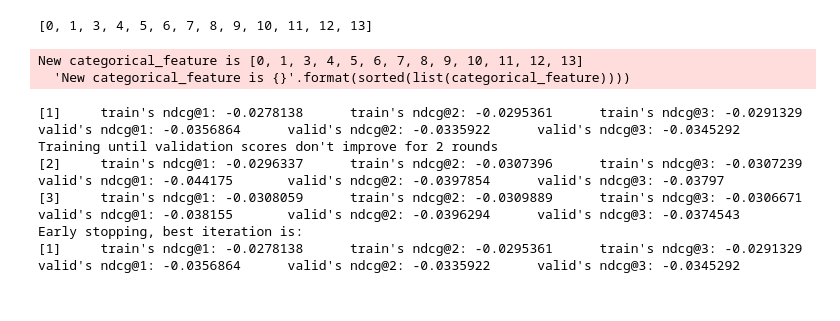
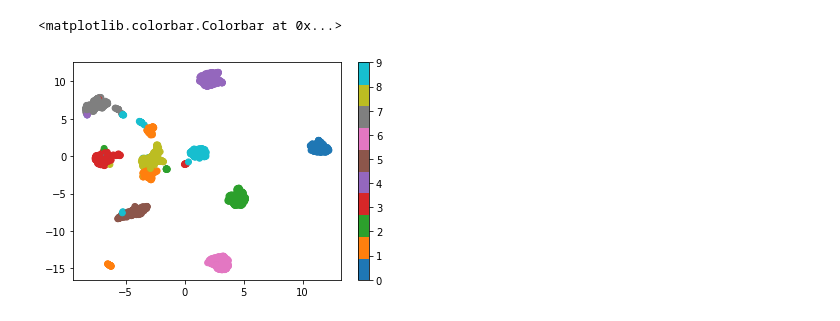
Before and after one commit to nobububi/Brandear, a Jupyter notebook: Untitled.ipynb, the cells around one changed output. Saved outputs shown, nothing was run; the diff lists cells and outputs as text; code cells hidden in the pictures.

```diff
--- a/Untitled.ipynb
+++ b/Untitled.ipynb
@@ -166,43 +0,0 @@ train_data
-# %%
-uncategorical_feature = [2, 14, 15, 16, 17]
-categorical_feature = [i for i in range(18) if not i in uncategorical_feature]
-categorical_feature
-# %% [output]
-[0, 1, 3, 4, 5, 6, 7, 8, 9, 10, 11, 12, 13]
-# %%
-lgb_train = lgb.Dataset(train_data, label = lgb_train_label, weight = train_label, group=train_group)
-lgb_vaid =  lgb.Dataset(test_data, label = lgb_test_label, weight = test_label, group=test_group)
-
-max_position = 20
-lgbm_params =  {
-    'task': 'train',
-    'boosting_type': 'gbdt',
-    'objective': 'lambdarank',
-    'metric': 'ndcg',   # for lambdarank
-    'ndcg_eval_at': [1,2,3],  # for lambdarank
-    'max_position': max_position,  # for lambdarank
-    'learning_rate': 1e-8,
-    'min_data': 1,
-    'min_data_in_bin': 1,
-}
-
-uncategorical_feature = [2, 14, 15, 16, 17]
-lgb_clf = lgb.train(
-    lgbm_params,
-    lgb_train,
-    categorical_feature= [i for i in range(18) if not i in uncategorical_feature],
-    num_boost_round=10,
-    valid_sets=[lgb_train, lgb_vaid],
-    valid_names=['train','valid'],
-    early_stopping_rounds=2,
-    verbose_eval=1
-)
-# %% [output]
-New categorical_feature is [0, 1, 3, 4, 5, 6, 7, 8, 9, 10, 11, 12, 13]
-  'New categorical_feature is {}'.format(sorted(list(categorical_feature))))
-[1]     train's ndcg@1: -0.0278138      train's ndcg@2: -0.0295361      train's ndcg@3: -0.0291329      valid's ndcg@1: -0.0356864      valid's ndcg@2: -0.0335922      valid's ndcg@3: -0.0345292
-Training until validation scores don't improve for 2 rounds
-[2]     train's ndcg@1: -0.0296337      train's ndcg@2: -0.0307396      train's ndcg@3: -0.0307239      valid's ndcg@1: -0.044175       valid's ndcg@2: -0.0397854      valid's ndcg@3: -0.03797
-[3]     train's ndcg@1: -0.0308059      train's ndcg@2: -0.0309889      train's ndcg@3: -0.0306671      valid's ndcg@1: -0.038155       valid's ndcg@2: -0.0396294      valid's ndcg@3: -0.0374543
-Early stopping, best iteration is:
-[1]     train's ndcg@1: -0.0278138      train's ndcg@2: -0.0295361      train's ndcg@3: -0.0291329      valid's ndcg@1: -0.0356864      valid's ndcg@2: -0.0335922      valid's ndcg@3: -0.0345292
@@ -208,0 +18,13 @@ Early stopping, best iteration is:
+# %%
+digits = load_digits()
+digits.target = [float(digits.target[i]) for i in range(len(digits.target))]
+
+# UMAP
+start_time = time.time()
+embedding = umap.UMAP().fit_transform(digits.data)
+interval = time.time() - start_time
+plt.scatter(embedding[:,0],embedding[:,1],c=digits.target,cmap=cm.tab10)
+plt.colorbar()
+# %% [output]
+<matplotlib.colorbar.Colorbar at 0x...>
+[figure, added]
```
Also changed, not shown: parts of 28 cells of this notebook, 21 other files.
